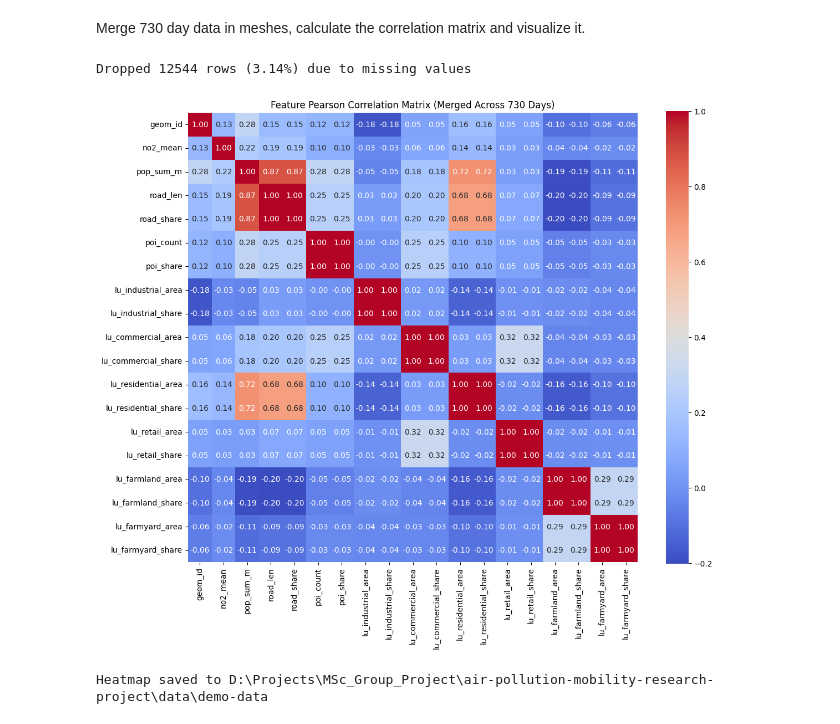
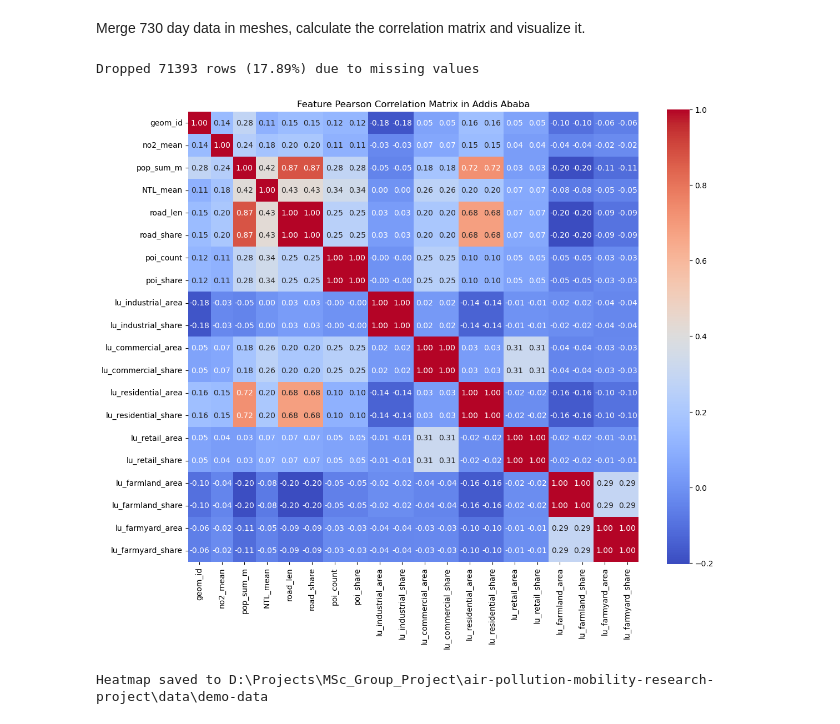
Before and after one commit to yixuan228/air-pollution-mobility-research-project, a Jupyter notebook: notebooks/3_exploratory_data_analysis.ipynb, the cells around one changed output. Cells and saved outputs as stored; diff of their text form; code cells hidden in the pictures.

```diff
--- a/notebooks/3_exploratory_data_analysis.ipynb
+++ b/notebooks/3_exploratory_data_analysis.ipynb
@@ -256,15 +391,17 @@ plt.show()
 # %% [markdown]
 Merge 730 day data in meshes, calculate the correlation matrix and visualize it.
 # %%
+from visualization import plot_feature_correlation_heatmap
+
 gpkg_folder = DATA_PATH / "addis-mesh-data"
 output_path = DATA_PATH / "demo-data"
 
 plot_feature_correlation_heatmap(
         data_folder=gpkg_folder,
         output_path=output_path,
-        plot_name="Feature Pearson Correlation Matrix (Merged Across 730 Days)",
+        plot_name="Feature Pearson Correlation Matrix in Addis Ababa",
 )
 # %% [output]
-Dropped 12544 rows (3.14%) due to missing values
+Dropped 71393 rows (17.89%) due to missing values
-[figure, old version]
+[figure, new version]
 Heatmap saved to D:\Projects\MSc_Group_Project\air-pollution-mobility-research-project\data\demo-data
```
Also changed, not shown: parts of 28 cells of this notebook, 15 other files.
